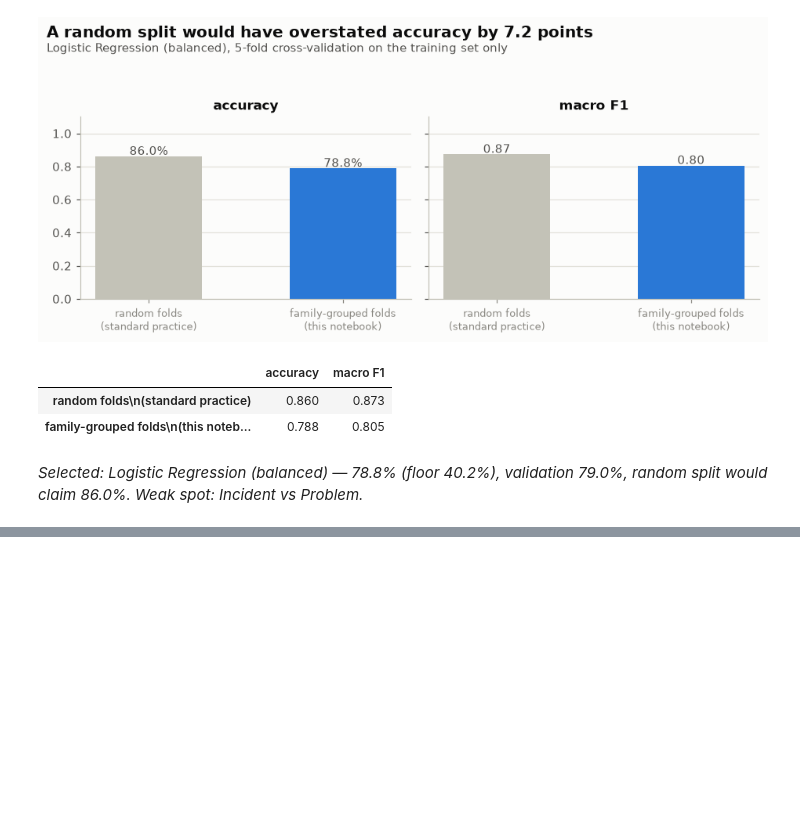
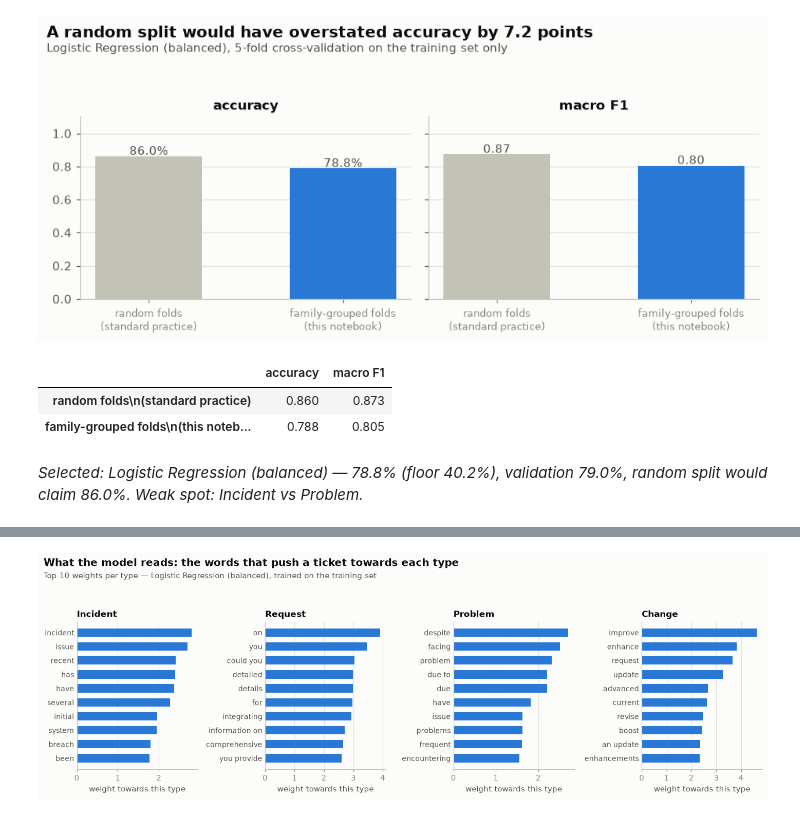
Before and after one commit to karthikiyer365/Live, a Jupyter notebook: topic-classification/department_classifier_pipeline.ipynb, the cells around one changed output, grey strips where cells are left out. Saved outputs shown, nothing was run; the diff lists cells and outputs as text; code cells hidden in the pictures; blank space fills up the shorter version.

```diff
--- a/topic-classification/department_classifier_pipeline.ipynb
+++ b/topic-classification/department_classifier_pipeline.ipynb
@@ -1116,0 +1122,20 @@ Logistic Regression (balanced): cross-validation vs validation
+# %%
+# Step 17 (read) — the words that push a ticket hardest towards each type (Logistic Regression weights)
+reader = clone(candidates[BEST_TYPE_MODEL]).fit(X_train, y_train)
+terms = vectorizer.get_feature_names_out()
+
+fig, axes = plt.subplots(1, 4, figsize=(13, 4.4))
+for ax, t in zip(axes, TYPES):
+    weights = reader.coef_[list(reader.classes_).index(t)]
+    top = np.argsort(weights)[::-1][:10][::-1]
+    ax.barh(terms[top], weights[top], height=0.6, color=CAT[0])
+    ax.set_title(t, fontsize=11, loc="left")
+    ax.grid(axis="y", visible=False)
+    ax.tick_params(axis="y", length=0, labelsize=9)
+    ax.set_xlabel("weight towards this type")
+fig.suptitle("What the model reads: the words that push a ticket towards each type", x=0.01, ha="left", fontweight="bold", fontsize=13)
+fig.text(0.01, 0.9, f"Top 10 weights per type — {BEST_TYPE_MODEL}, trained on the training set", fontsize=9.5, color=INK_2)
+fig.tight_layout(rect=(0, 0, 1, 0.88))
+plt.show()
+# %% [output]
+[figure, added]
```
Also changed, not shown: parts of 5 cells of this notebook.
